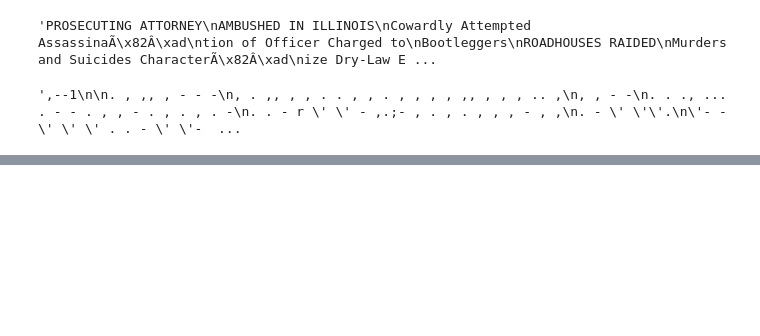
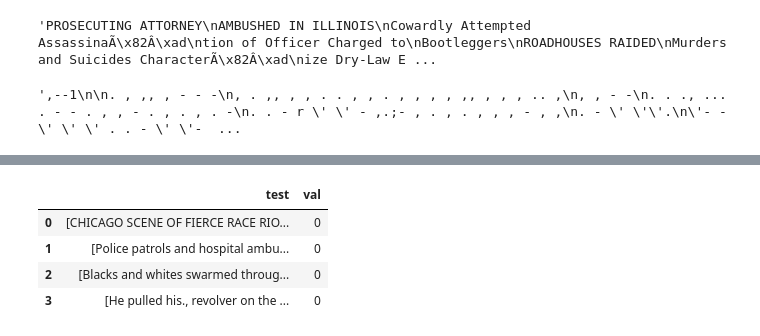
Before and after one commit to 91jpark19/red-summer, a Jupyter notebook: keyword_window.ipynb, the cells around one changed output, grey strips where cells are left out. Cells and saved outputs as stored; diff of their text form; code cells hidden in the pictures; blank space fills up the shorter version.

```diff
--- a/keyword_window.ipynb
+++ b/keyword_window.ipynb
@@ -109,0 +142,3 @@ array([-0.09206847, -0.08251879, -0.08065005, ...,  0.8264905 ,
+# %%
+sample['text']=sample['text'].str.replace('\n', ' ')
+sample['text']=sample['text'].str.lower()
@@ -109,0 +169,10 @@ array([-0.09206847, -0.08251879, -0.08065005, ...,  0.8264905 ,
+# %%
+original_list = sent_tokenize(sample.loc[0, 'text'])  # Your list with 147 strings
+
+grouped_lists = []
+group_size = 5
+
+for i in range(0, len(original_list), group_size):
+    group = original_list[i:i+group_size]
+    group = [string for string in group if any(c.isalnum() for c in string)]
+    grouped_lists.append(group)
@@ -109,0 +199,10 @@ array([-0.09206847, -0.08251879, -0.08065005, ...,  0.8264905 ,
+# %%
+def grouping_sentences(text):
+    text=sent_tokenize(text)
+    group_size=5
+    grouped_lists=[]
+    for i in range(0, len(text), group_size):
+        group=text[i:i+group_size]
+        group=[string for string in group if any(c.isalpha() for c in string)]
+        grouped_lists.append(group)
+    return grouped_lists
@@ -109,0 +249,11 @@ array([-0.09206847, -0.08251879, -0.08065005, ...,  0.8264905 ,
+# %%
+new=pd.DataFrame.from_dict({'test':grouping_sentences(sample.loc[0, 'text'])[0:4]})
+new['val']=[0,0,0,0]
+# %%
+new
+# %% [output]
+|  | test | val |
+| 0 | [CHICAGO SCENE OF FIERCE RACE RIO... | 0 |
+| 1 | [Police patrols and hospital ambu... | 0 |
+| 2 | [Blacks and whites swarmed throug... | 0 |
+| 3 | [He pulled his., revolver on the ... | 0 |
```
Also changed, not shown: parts of 25 cells of this notebook, 4 other files.
